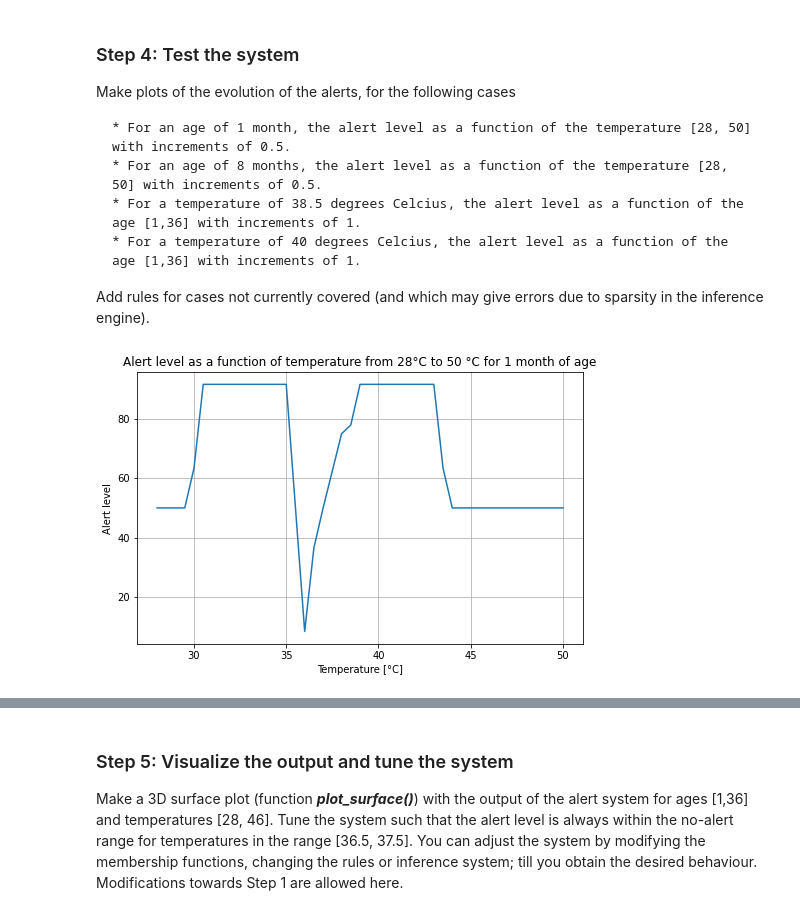
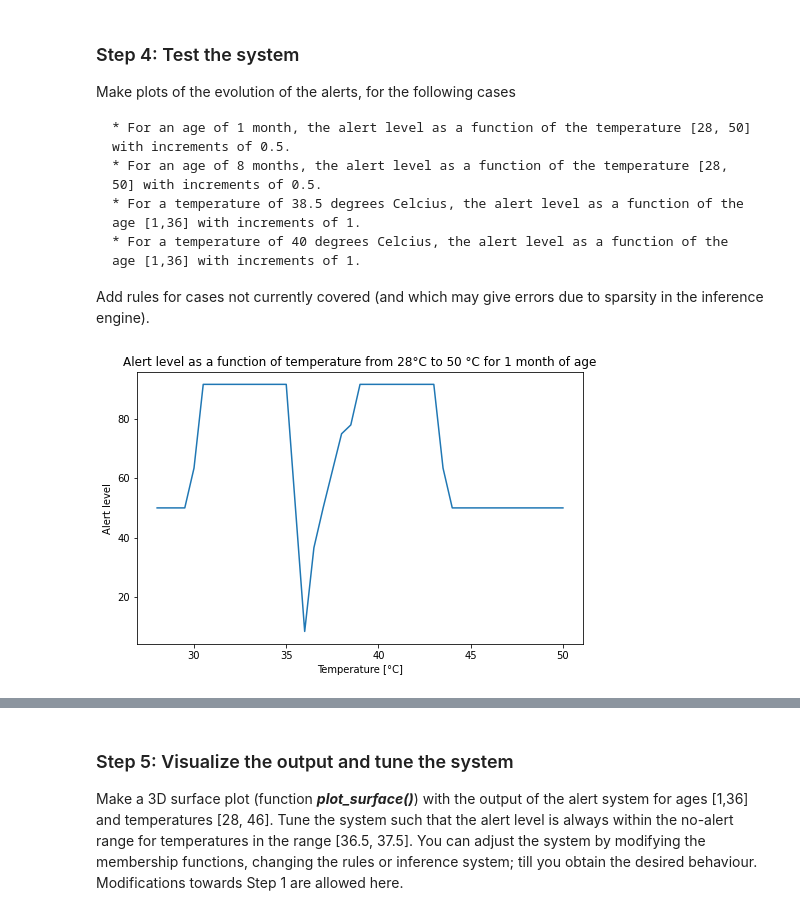
Before and after one commit to Aneruth/Clinical-Decision-Support-System, a Jupyter notebook: WPO2/WPO2_student.ipynb, the cells around one changed output, grey strips where cells are left out. Cells and saved outputs as stored; diff of their text form; code cells hidden in the pictures.

```diff
--- a/WPO2/WPO2_student.ipynb
+++ b/WPO2/WPO2_student.ipynb
@@ -258,25 +258,35 @@ Make plots of the evolution of the alerts, for the following cases
 
 Add rules for cases not currently covered (and which may give errors due to sparsity in the inference engine).
 # %%
-# For an age of 1 month, the alert level as a function of the temperature [28, 50] with increments of 0.5.
+def plotGraph(type,x):
+    """A unique graph plot function
 
-x = np.arange(28, 50.5, 0.5)
-y = []
+    Args:
+        type (String): Z#
+        x (ndArray): Numpy array
+    """
+    y = []
+    alerting_ctrl = ctrl.ControlSystem([rule0, rule1, rule2, rule3, rule4, rule5, rule6, rule7, rule8, rule9, rule10, rule11])
+    alerting = ctrl.ControlSystemSimulation(alerting_ctrl)
 
-alerting_ctrl = ctrl.ControlSystem([rule0, rule1, rule2, rule3, rule4, rule5, rule6, rule7, rule8, rule9, rule10, rule11])
-alerting = ctrl.ControlSystemSimulation(alerting_ctrl)
+    for i in x:
+        alerting.input['temperature'] = i
+        alerting.input['age'] = 1
+        alerting.compute()
+        y.append(alerting.output['alert'])
+    if type == '1':
+        title = 'Alert level as a function of temperature from 28°C to 50 °C for 1 month of age'
+    elif type == '8':
+        title = 'Alert level as a function of temperature from 28°C to 50 °C for 8 months of age'
 
-for i in x:
-  alerting.input['temperature'] = i
-  alerting.input['age'] = 1
-  alerting.compute()
-  y.append(alerting.output['alert'])
-
-plt.figure(figsize=(8, 5))
-plt.plot(x,y)
-plt.title('Alert level as a function of temperature from 28°C to 50 °C for 1 month of age')
-plt.xlabel('Temperature [°C]')
-plt.ylabel('Alert level')
-plt.grid()
+    plt.figure(figsize=(8, 5))
+    plt.plot(x,y)
+    plt.title(title)
+    plt.xlabel('Temperature [°C]')
+    plt.ylabel('Alert level')
-# %% [output]
-[figure, removed]
+# %%
+# For an age of 1 month, the alert level as a function of the temperature [28, 50] with increments of 0.5.
+x = np.arange(28, 50.5, 0.5)
+plotGraph('1',x)
+# %% [output]
+[figure, added]
```
Also changed, not shown: parts of 6 cells of this notebook, 1 other file.
